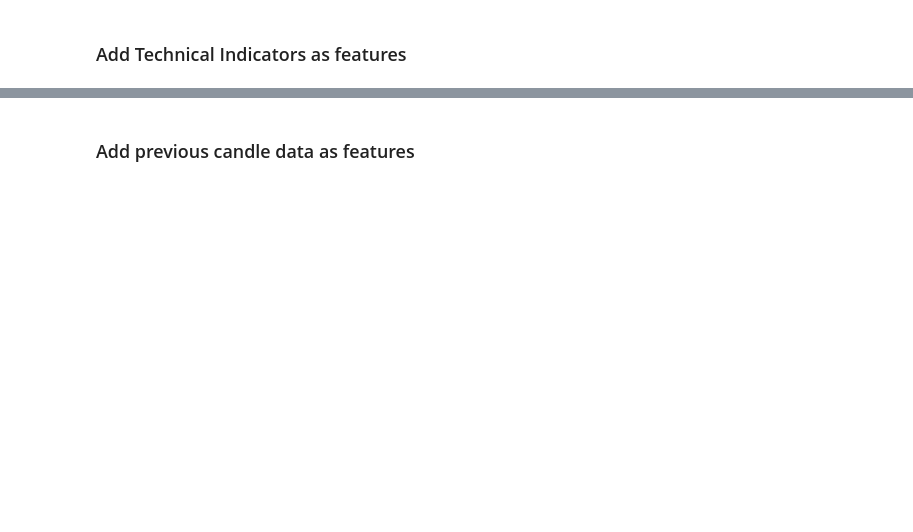
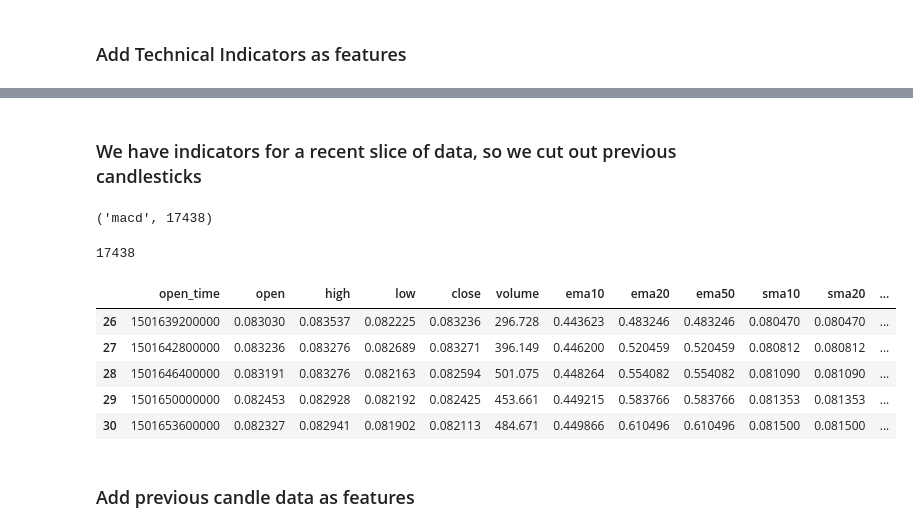
Before and after one commit to knutbugg/FALKOR, a Jupyter notebook: Strategy/Training-TINN-Notebook.ipynb, the cells around one changed output, grey strips where cells are left out. Drawn from its saved outputs; the diff is of its cells as text; code cells hidden in the pictures; blank space fills up the shorter version.

```diff
--- a/Strategy/Training-TINN-Notebook.ipynb
+++ b/Strategy/Training-TINN-Notebook.ipynb
@@ -50,2 +62,39 @@ TypeError: ema() missing 1 required positional argument: 'price_list'
+# %% [markdown]
+### We have indicators for a recent slice of data, so we cut out previous candlesticks
+# %%
+ti_dict = {'ema10': ema10_list, 'ema20': ema20_list, 'ema50': ema50_list, 'sma10': sma10_list,
+          'sma20': sma20_list, 'sma50': sma50_list, 'macd': macd_list, 'obv': obv_list,
+          'bb10_low': bb10_low, 'bb10_mid': bb10_mid, 'bb10_up': bb10_up, 'bb20_low': bb20_low,
+          'bb20_mid': bb20_mid, 'bb20_up': bb20_up}
+l = ''
+c = 100 ** 10
+for label, data in ti_dict.items():
+    if len(data) < c:
+        l, c = label, len(data)
+l, c
+# %% [output]
+('macd', 17438)
+# %%
+# First cut down our TI's
+for label, data in ti_dict.items():
+    cut_amount = len(data) - len(macd_list)
+    ti_dict[label] = data[cut_amount:]
+# %%
+# Next cut down our dataset_df
+dataset_df = dataset_df.iloc[dataset_df.shape[0]-len(macd_list):]
+dataset_df.shape[0]
+# %% [output]
+17438
+# %%
+for label, data in ti_dict.items():
+    dataset_df[label] = data
+dataset_df.head()
+# %% [output]
+|  | open_time | open | high | low | close | volume | ema10 | ema20 | ema50 | sma10 | sma20 | ... |
+| 26 | 1501639200000 | 0.083030 | 0.083537 | 0.082225 | 0.083236 | 296.728 | 0.443623 | 0.483246 | 0.483246 | 0.080470 | 0.080470 | ... |
+| 27 | 1501642800000 | 0.083236 | 0.083276 | 0.082689 | 0.083271 | 396.149 | 0.446200 | 0.520459 | 0.520459 | 0.080812 | 0.080812 | ... |
+| 28 | 1501646400000 | 0.083191 | 0.083276 | 0.082163 | 0.082594 | 501.075 | 0.448264 | 0.554082 | 0.554082 | 0.081090 | 0.081090 | ... |
+| 29 | 1501650000000 | 0.082453 | 0.082928 | 0.082192 | 0.082425 | 453.661 | 0.449215 | 0.583766 | 0.583766 | 0.081353 | 0.081353 | ... |
+| 30 | 1501653600000 | 0.082327 | 0.082941 | 0.081902 | 0.082113 | 484.671 | 0.449866 | 0.610496 | 0.610496 | 0.081500 | 0.081500 | ... |
 # %% [markdown]
 ### Add previous candle data as features
```
Also changed, not shown: parts of 17 cells of this notebook, 4 other files.
